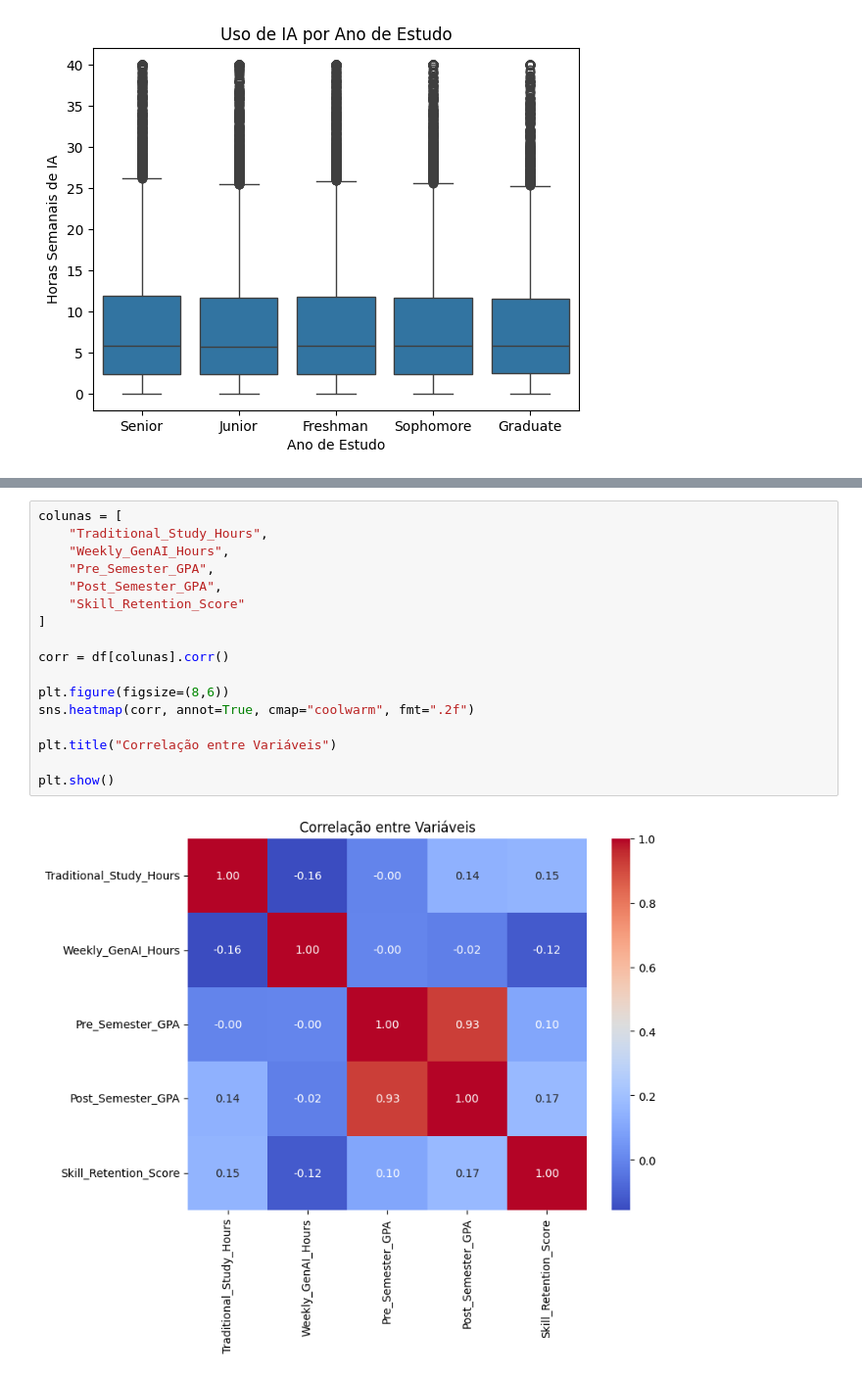
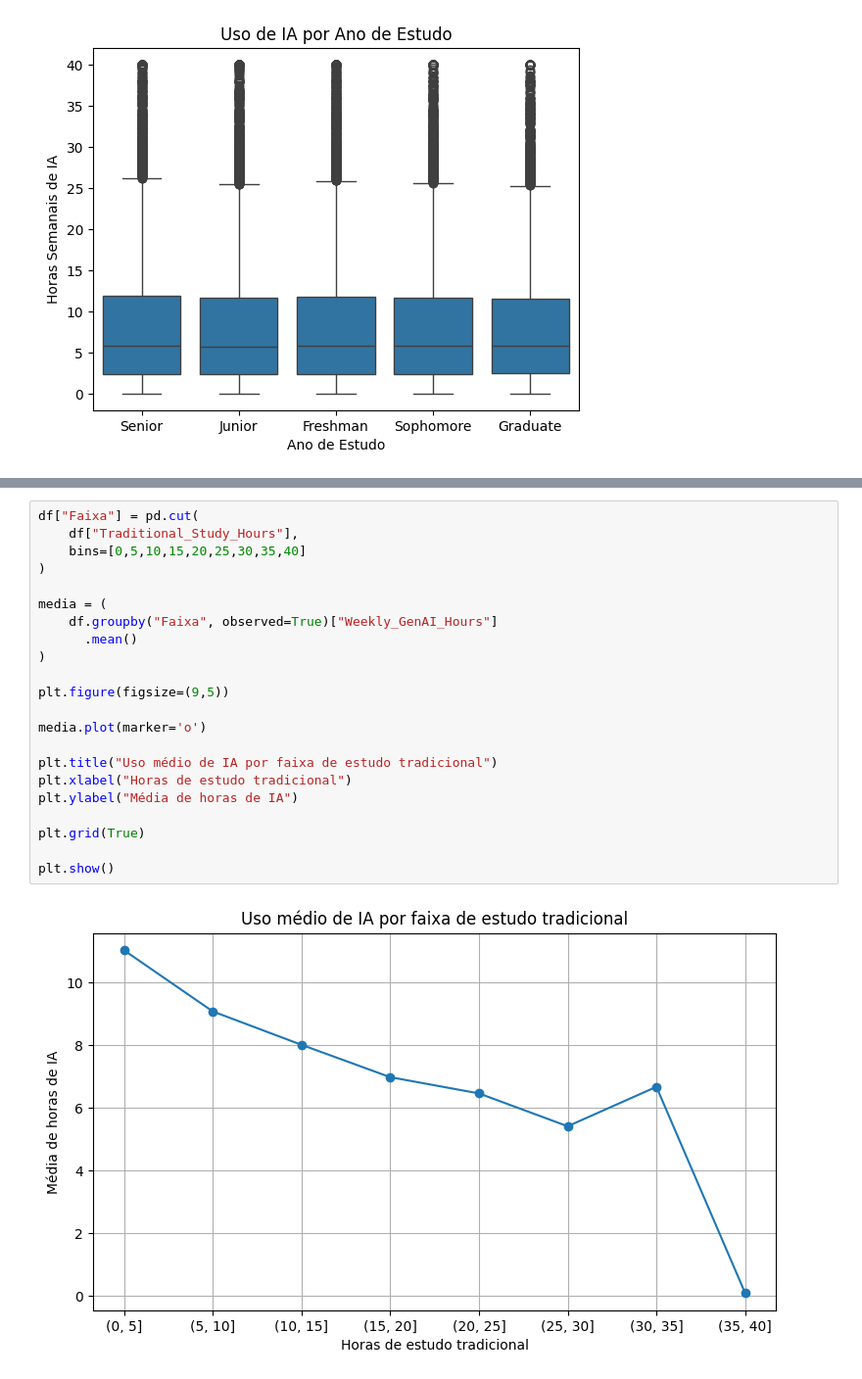
Before and after one commit to vinicuervo/Treinamento-ScitecJr-2026, a Jupyter notebook: aula3/atividade 3.ipynb, the cells around one changed output, grey strips where cells are left out. Shown at 98% size. Cells and saved outputs as stored; diff of their text form.

```diff
--- a/aula3/atividade 3.ipynb
+++ b/aula3/atividade 3.ipynb
@@ -163,19 +96,24 @@ plt.show()
-# %%
-colunas = [
-    "Traditional_Study_Hours",
-    "Weekly_GenAI_Hours",
-    "Pre_Semester_GPA",
-    "Post_Semester_GPA",
-    "Skill_Retention_Score"
-]
-
-corr = df[colunas].corr()
-
-plt.figure(figsize=(8,6))
-sns.heatmap(corr, annot=True, cmap="coolwarm", fmt=".2f")
-
-plt.title("Correlação entre Variáveis")
-
-plt.show()
-# %% [output]
-[figure, removed]
+# %%
+df["Faixa"] = pd.cut(
+    df["Traditional_Study_Hours"],
+    bins=[0,5,10,15,20,25,30,35,40]
+)
+
+media = (
+    df.groupby("Faixa", observed=True)["Weekly_GenAI_Hours"]
+      .mean()
+)
+
+plt.figure(figsize=(9,5))
+
+media.plot(marker='o')
+
+plt.title("Uso médio de IA por faixa de estudo tradicional")
+plt.xlabel("Horas de estudo tradicional")
+plt.ylabel("Média de horas de IA")
+
+plt.grid(True)
+
+plt.show()
+# %% [output]
+[figure, added]
```
Also changed, not shown: parts of 5 cells of this notebook.
